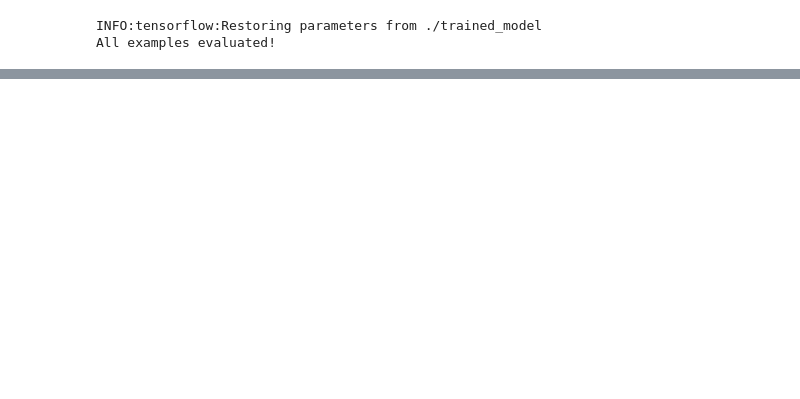
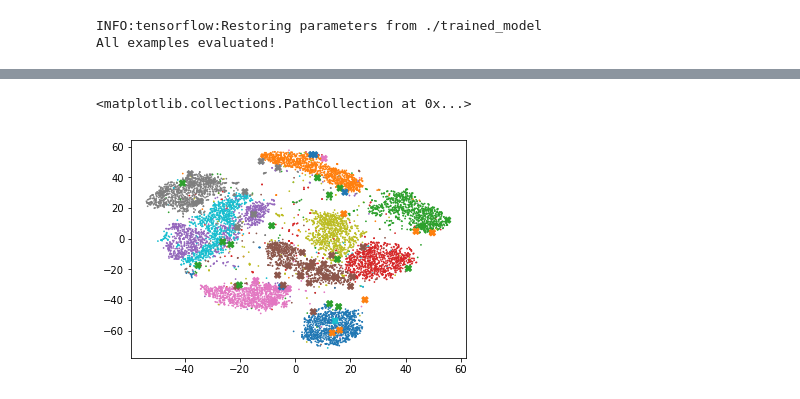
Before and after one commit to vorzawk/mdlAttack, a Jupyter notebook: mnist_analyzeAttack.ipynb, the cells around one changed output, grey strips where cells are left out. Drawn from its saved outputs; the diff is of its cells as text; code cells hidden in the pictures; blank space fills up the shorter version.

```diff
--- a/mnist_analyzeAttack.ipynb
+++ b/mnist_analyzeAttack.ipynb
@@ -59,7 +49,8 @@ def predict_labels(images):
     '''
     batch_size = 128
     buckets = np.zeros(10)
-    dataset = create_Dataset(images, batch_size)
+    dataset = tf.data.Dataset.from_tensor_slices(
+        images).batch(batch_size)
     iter = dataset.make_one_shot_iterator()
     next_batch = iter.get_next()
     predicted_labels = np.array([])
@@ -118,0 +112,10 @@ plt.colorbar()
+# %%
+plt.scatter(allImagesTsne_x, allImagesTsne_y, c=predictionsTrainedModel, s=0.5, cmap='tab10')
+#plt.plot(allImagesTsne_x[0], allImagesTsne_y[0],'bo')
+plt.scatter(allImagesTsne_x[predictionsTrainedModel != predictionsModifiedModel],
+            allImagesTsne_y[predictionsTrainedModel != predictionsModifiedModel],
+            c=predictionsTrainedModel[predictionsTrainedModel != predictionsModifiedModel],
+            marker = 'X', s=40, cmap='tab10')
+# %% [output]
+<matplotlib.collections.PathCollection at 0x...>
+[figure, added]
```
Also changed, not shown: parts of 10 cells of this notebook.
